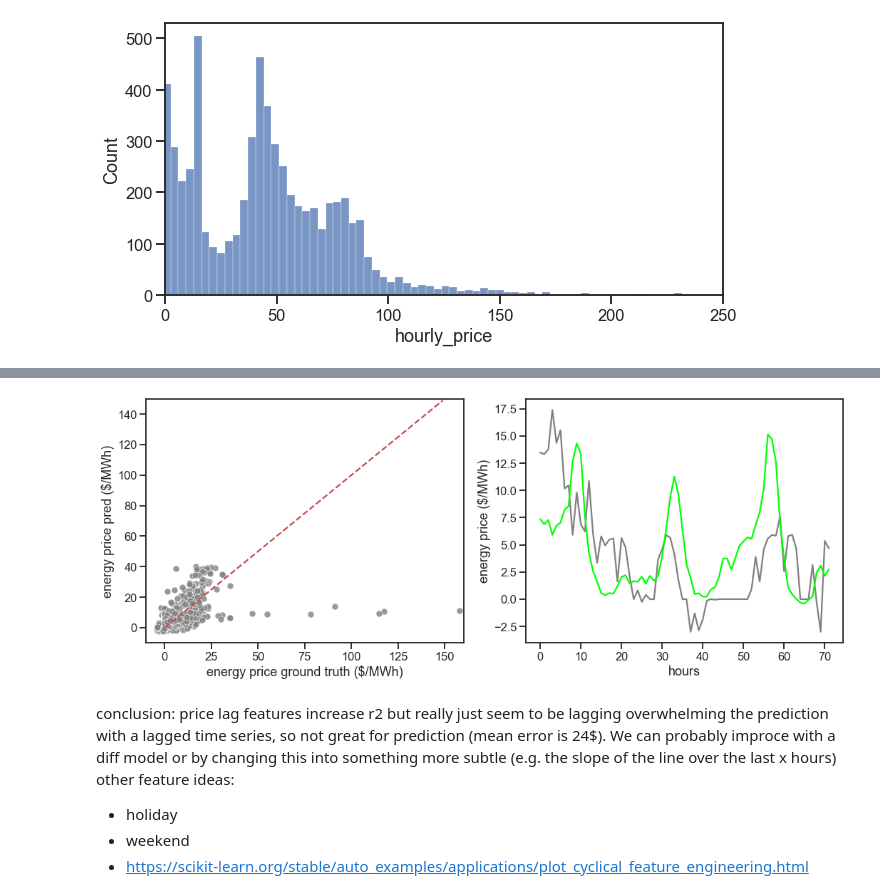
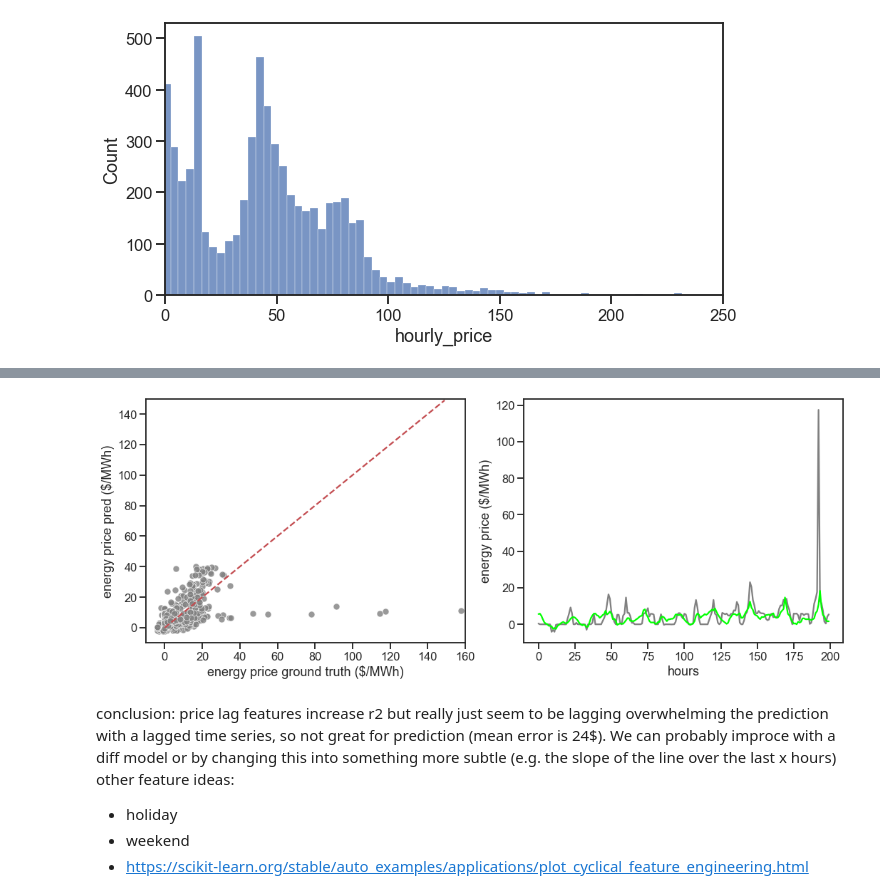
Before and after one commit to KeaganHRankin/cloud_ml_proj, a Jupyter notebook: feature_eng/feature_eng_keagan.ipynb, the cells around one changed output, grey strips where cells are left out. Drawn from its saved outputs; the diff is of its cells as text; code cells hidden in the pictures.

```diff
--- a/feature_eng/feature_eng_keagan.ipynb
+++ b/feature_eng/feature_eng_keagan.ipynb
@@ -832,30 +832,30 @@ Coefficient of determination: 0.21
 # %%
 y_test_plot = y_test
 y_pred_plot = y_pred
 
 fig, ax = plt.subplots(1,2, figsize=(15,6))
 sns.scatterplot(x=y_test_plot, y=y_pred_plot, ax=ax[0], alpha=0.8, color='grey')
 
-n_ahead = 172
-jump = 100
+n_ahead = 500
+jump = 300
 sns.lineplot(x=np.arange(n_ahead-jump), y=y_test_plot[jump:n_ahead], ax=ax[1],
              color='grey')
 sns.lineplot(x=np.arange(n_ahead-jump), y=y_pred_plot[jump:n_ahead], ax=ax[1],
              color='lime')
 
 
 ax[0].set_xlabel('energy price ground truth ($/MWh)')
 ax[0].set_ylabel('energy price pred ($/MWh)')
 ax[0].set_xlim([-10,160])
 ax[0].set_ylim([-10,150])
 sns.lineplot(ax=ax[0], x=np.arange(150), y=np.arange(150), linestyle='--', color='r')
 
 ax[1].set_xlabel('hours')
 ax[1].set_ylabel('energy price ($/MWh)')
 
 plt.tight_layout()
 # %% [output]
-[figure, old version]
+[figure, new version]
 # %% [markdown]
 conclusion: price lag features increase r2 but really just seem to be lagging overwhelming the prediction with a lagged time series, so not great for prediction (mean error is 24$). We can probably improce with a diff model or by changing this into something more subtle (e.g. the slope of the line over the last x hours) <br>
 other feature ideas:
```
Also changed, not shown: parts of 4 cells of this notebook, 1 other file.
